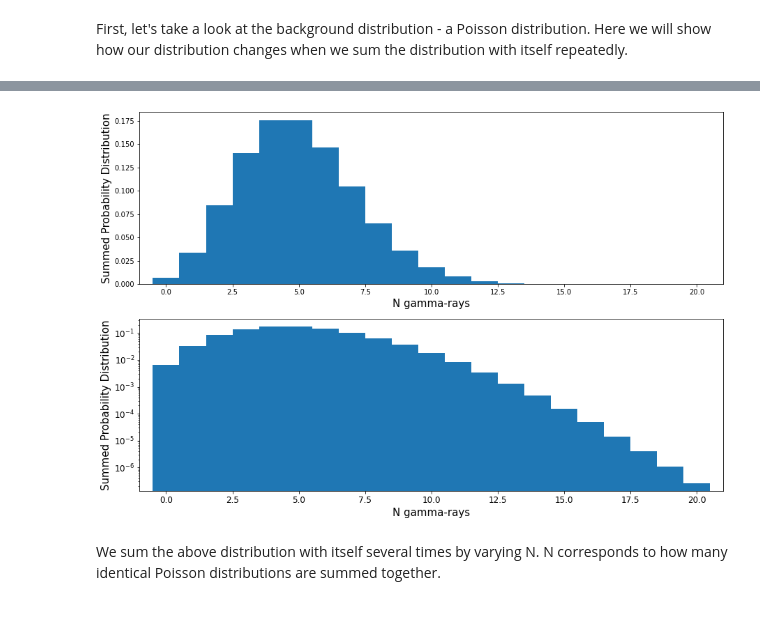
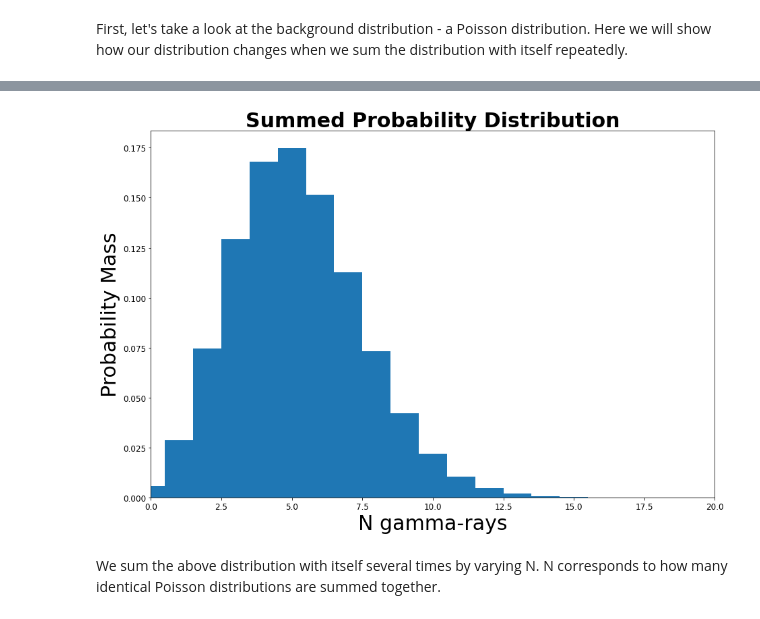
Before and after one commit to SOLHAUG13/Phys434_Autumn2021, a Jupyter notebook: Lab2/Lab2.ipynb, the cells around one changed output, grey strips where cells are left out. Drawn from its saved outputs; the diff is of its cells as text; code cells hidden in the pictures.

```diff
--- a/Lab2/Lab2.ipynb
+++ b/Lab2/Lab2.ipynb
@@ -47,17 +38,11 @@ bins = bins - (bins[1]-bins[0])/2
 # %%
-fig, ax = plt.subplots(2, 1)
-left, right = (xlim1-1, xlim2+1)
-plt.tick_params(labelsize = lsize/2)
-ax[0].stairs(poisson, bins, fill=True)
-ax[0].set_xlim([left, right])
-ax[0].set_xlabel('N gamma-rays', fontsize = fsize/2)
-ax[0].set_ylabel('Summed Probability Distribution', fontsize = fsize/2)
-ax[1].stairs(poisson, bins, fill=True)
-ax[1].set_xlabel('N gamma-rays', fontsize = fsize/2)
-ax[1].set_ylabel('Summed Probability Distribution', fontsize = fsize/2)
-ax[1].set_xlim([left, right])
-# ax[1].set_ylim([1e-13, 1e0])
-ax[1].set_yscale('log')
-plt.show()
+def plot_sum(distribution, bins, left, right, fsize, lsize):
+
+    fig, ax = plt.subplots(1, 1)
+    plt.tick_params(labelsize = lsize/2)
+    ax.stairs(poisson, bins, fill=True)
+    ax.set_xlim([left, right])
+    ax.set_xlabel('N gamma-rays', fontsize = fsize)
+    ax.set_ylabel('Probability Mass', fontsize = fsize)
+    ax.set_title('Summed Probability Distribution', fontsize = fsize, fontweight = 'bold')
+    plt.show()
-# %% [output]
-[figure, removed]
@@ -64,3 +68,7 @@ plt.show()
+# %%
+plot_sum(poisson, bins, 0, 20, fsize, lsize)
+# %% [output]
+[figure, added]
 # %% [markdown]
 We sum the above distribution with itself several times by varying N. N corresponds to how many identical Poisson distributions are summed together.
 # %%
```
Also changed, not shown: parts of 64 cells of this notebook.
